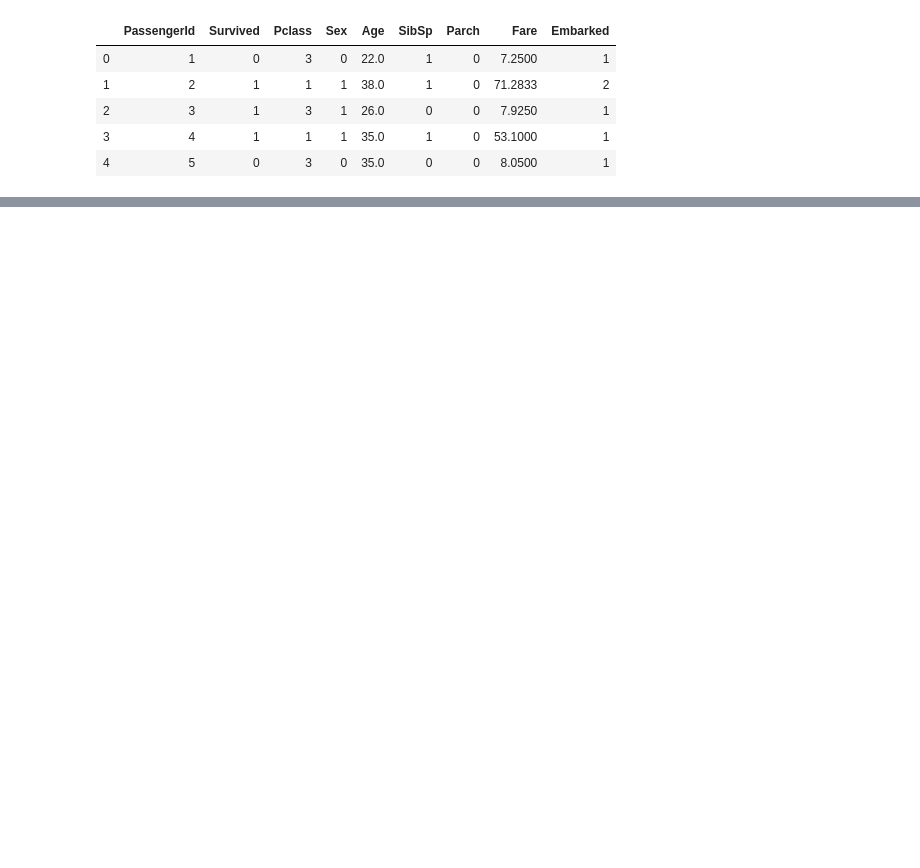
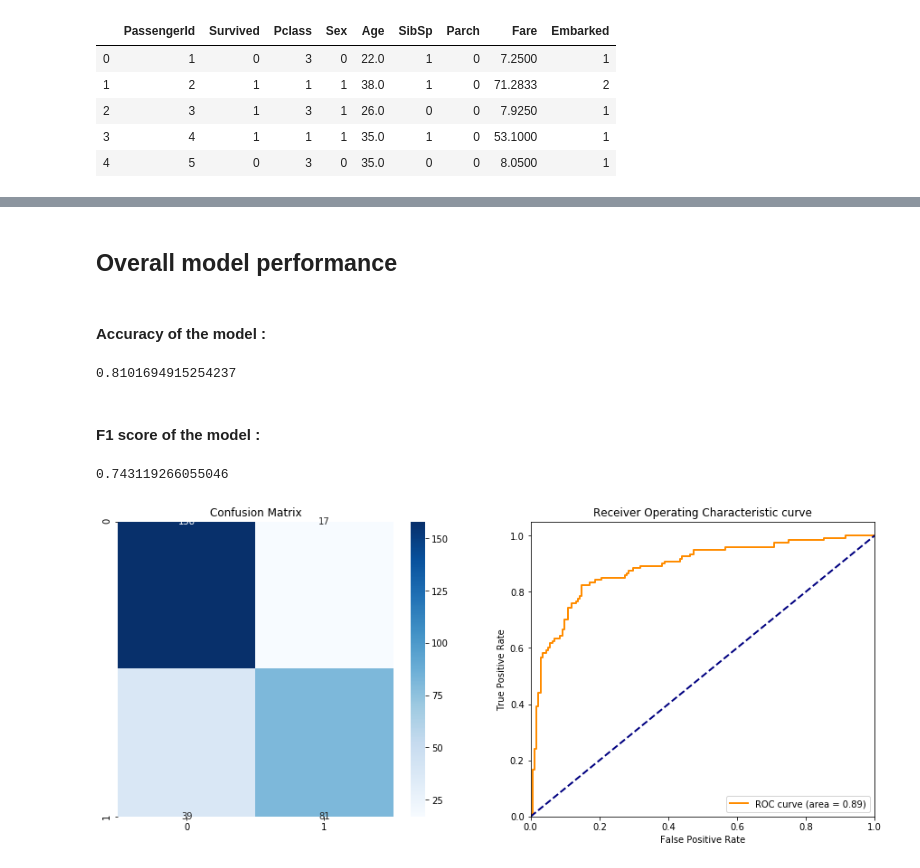
Before and after one commit to Nathanlauga/MLHelper, a Jupyter notebook: notebooks/ClassifierAnalysis on titanic.ipynb, the cells around one changed output, grey strips where cells are left out. Drawn from its saved outputs; the diff is of its cells as text; code cells hidden in the pictures; blank space fills up the shorter version.

```diff
--- a/notebooks/ClassifierAnalysis on titanic.ipynb
+++ b/notebooks/ClassifierAnalysis on titanic.ipynb
@@ -28,4 +36,4 @@ train['Sex'] = train['Sex'].map(sex_mapping)
 embarked_mapping = {"S": 1, "C": 2, "Q": 3}
 train['Embarked'] = train['Embarked'].map(embarked_mapping)
 
-train.fillna(0)
+train = train.fillna(0)
@@ -66,0 +72,13 @@ ValueError: Input contains NaN, infinity or a value too large for dtype('float32
+# %%
+clf_analysis = MLHelper.ClassifierAnalysis(clf)
+clf_analysis.set_y_true(y_test)
+clf_analysis.compute_prediction(X_test)
+# %%
+clf_analysis.show_performance()
+# %% [output]
+## Overall model performance
+#### Accuracy of the model :
+0.8101694915254237
+#### F1 score of the model :
+0.743119266055046
+[figure, added]
```
Also changed, not shown: parts of 9 cells of this notebook, 3 other files.
